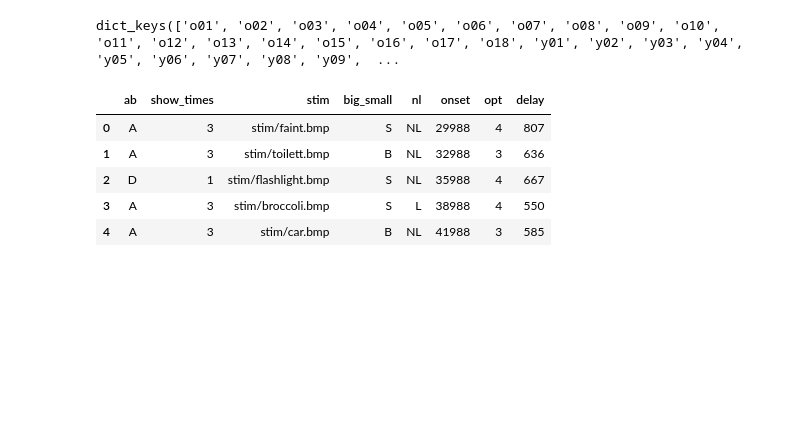
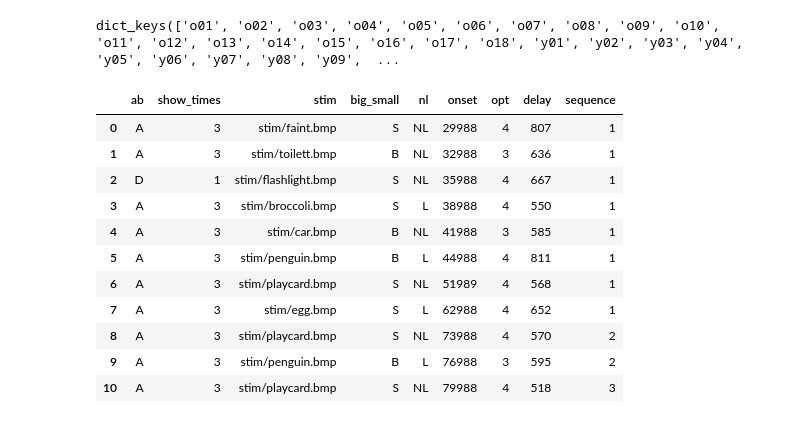
Before and after one commit to McSonk/brain-imaging, a Jupyter notebook: code/python/behaviour_global.ipynb, the cells around one changed output. Cells and saved outputs as stored; diff of their text form; code cells hidden in the pictures; blank space fills up the shorter version.

Commit message:
Adds a sequence number

```diff
--- a/code/python/behaviour_global.ipynb
+++ b/code/python/behaviour_global.ipynb
@@ -6,13 +48,10 @@ BASE_DIR = '../../data/rawdata/'
 # %%
-def read_bh(file):
+def get_df_from_file(file):
     '''Auxiliary function to read the data from the behavioural file
-    in the specified format and with meaningful column names.'''
-    df = pd.read_csv(file, header=None,
-        names=['o', 'ab', 'show_times', 'stim', 'PER', 'big_small', 'nl', 'onset', 'opt', 'delay']).drop(
-        columns=['o', 'PER']
-    )
-    df['opt'] = df['opt'].astype('Int64')
-
+    and add the sequence column to it.'''
+    df = read_bh(file)
+    df = add_consecutive(df)
+    get_trials_condition(df)
     return df
 # %%
 # Get all subjects' directories
@@ -30,6 +69,6 @@ for subject in subjects:
         print(f'Error: {subject.name} does not have 2 behaviour files')
         continue
     # Load the CSVs with pandas.read_csv
-    csvs['rep1'] = read_bh(beh_files[0])
-    csvs['rep2'] = read_bh(beh_files[1])
+    csvs['rep1'] = get_df_from_file(beh_files[0])
+    csvs['rep2'] = get_df_from_file(beh_files[1])
     data[subject.name] = csvs
@@ -38,12 +95,18 @@ print(data.keys())
 # %% [output]
 dict_keys(['o01', 'o02', 'o03', 'o04', 'o05', 'o06', 'o07', 'o08', 'o09', 'o10', 'o11', 'o12', 'o13', 'o14', 'o15', 'o16', 'o17', 'o18', 'y01', 'y02', 'y03', 'y04', 'y05', 'y06', 'y07', 'y08', 'y09',  ...
 # %%
-data['y01']['rep1'].head()
+data['y01']['rep1'].head(11)
 # %% [output]
-|  | ab | show_times | stim | big_small | nl | onset | opt | delay |
-| 0 | A | 3 | stim/faint.bmp | S | NL | 29988 | 4 | 807 |
-| 1 | A | 3 | stim/toilett.bmp | B | NL | 32988 | 3 | 636 |
-| 2 | D | 1 | stim/flashlight.bmp | S | NL | 35988 | 4 | 667 |
-| 3 | A | 3 | stim/broccoli.bmp | S | L | 38988 | 4 | 550 |
-| 4 | A | 3 | stim/car.bmp | B | NL | 41988 | 3 | 585 |
+|  | ab | show_times | stim | big_small | nl | onset | opt | delay | sequence |
+| 0 | A | 3 | stim/faint.bmp | S | NL | 29988 | 4 | 807 | 1 |
+| 1 | A | 3 | stim/toilett.bmp | B | NL | 32988 | 3 | 636 | 1 |
+| 2 | D | 1 | stim/flashlight.bmp | S | NL | 35988 | 4 | 667 | 1 |
+| 3 | A | 3 | stim/broccoli.bmp | S | L | 38988 | 4 | 550 | 1 |
+| 4 | A | 3 | stim/car.bmp | B | NL | 41988 | 3 | 585 | 1 |
+| 5 | A | 3 | stim/penguin.bmp | B | L | 44988 | 4 | 811 | 1 |
+| 6 | A | 3 | stim/playcard.bmp | S | NL | 51989 | 4 | 568 | 1 |
+| 7 | A | 3 | stim/egg.bmp | S | L | 62988 | 4 | 652 | 1 |
+| 8 | A | 3 | stim/playcard.bmp | S | NL | 73988 | 4 | 570 | 2 |
+| 9 | A | 3 | stim/penguin.bmp | B | L | 76988 | 3 | 595 | 2 |
+| 10 | A | 3 | stim/playcard.bmp | S | NL | 79988 | 4 | 518 | 3 |
 # %%
```
Also changed, not shown: parts of 3 cells of this notebook, 1 other file.
